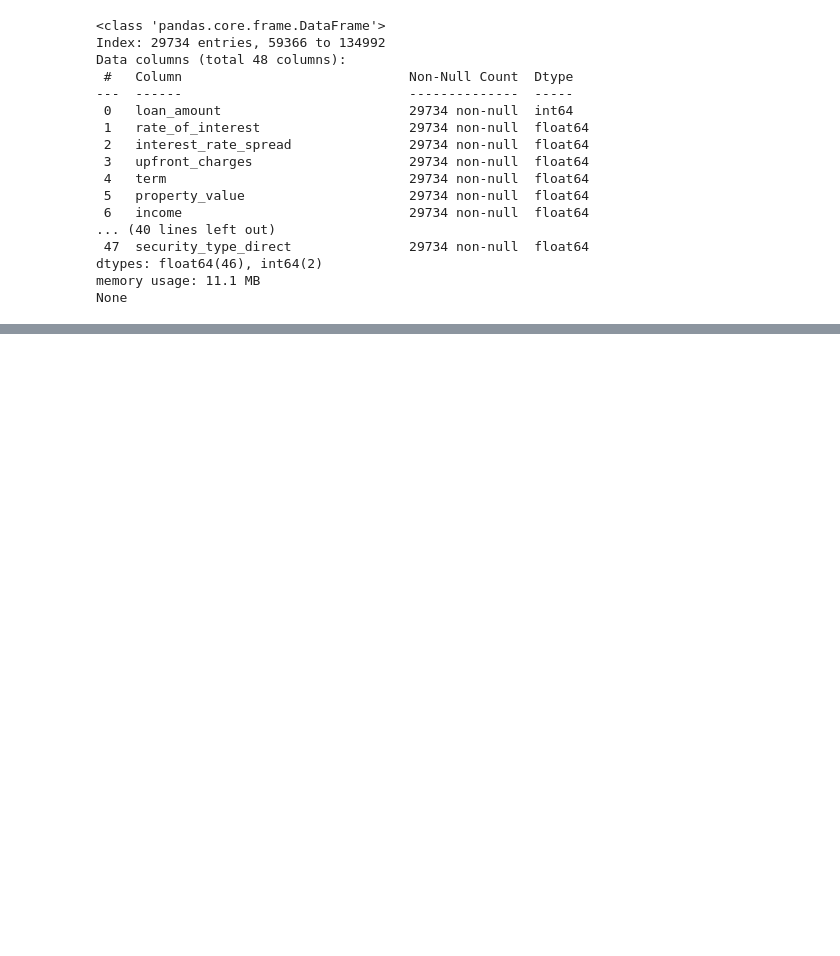
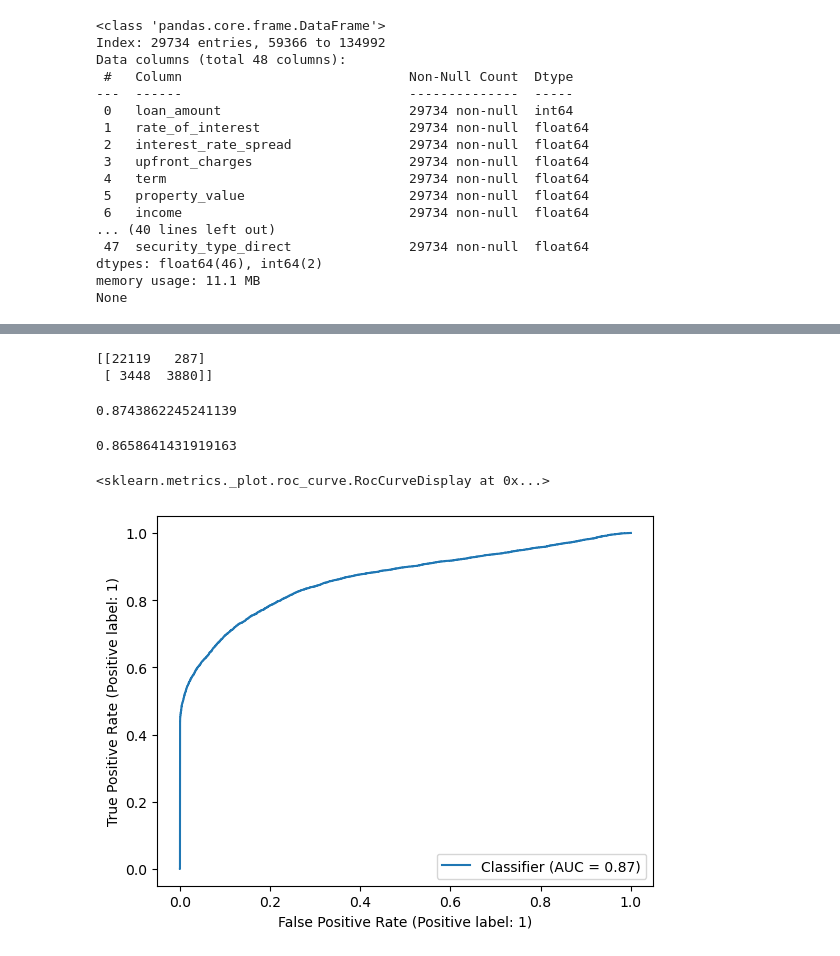
Before and after one commit to vaishnavi-nibh/loandefaultprediction, a Jupyter notebook: notebooks/02_model-development.ipynb, the cells around one changed output, grey strips where cells are left out. Drawn from its saved outputs; the diff is of its cells as text; code cells hidden in the pictures; blank space fills up the shorter version.

Commit message:
implemented logistic regression baseline model, analyzed precision-recall results

```diff
--- a/notebooks/02_model-development.ipynb
+++ b/notebooks/02_model-development.ipynb
@@ -593,0 +609,17 @@ After One-Hot Encoding, all the columns are of numerical data types. Looking at
+# %%
+#convert the numpy arrays to dataframes
+X_train_numeric_scaled = pd.DataFrame(
+    X_train_numeric_scaled,
+    columns=X_train_numeric.columns,
+    index=X_train_numeric.index
+)
+
+X_test_numeric_scaled = pd.DataFrame(
+    X_test_numeric_scaled,
+    columns=X_test_numeric.columns,
+    index=X_test_numeric.index
+)
+# %%
+X_train_scaled = pd.concat([X_train_numeric_scaled, X_train_encoded], axis=1)
+X_test_scaled = pd.concat([X_test_numeric_scaled, X_test_encoded], axis=1)
+#Defining the scaled train and test dataframes by concatenating the scaled numeric values to the one-hot encoded categorical columns
@@ -593,0 +679,15 @@ After One-Hot Encoding, all the columns are of numerical data types. Looking at
+# %%
+from sklearn.linear_model import LogisticRegression
+
+#Logistic Regression with l2 regularization (ridge regularization). Note this is also the default regularization for the sklearn logistic regression
+#Max_iter = 1000 because with many one-hot-encoded variables sometimes does not converge within 100 iterations
+logistic_model = LogisticRegression(
+    penalty="l2",
+    random_state=42,
+    max_iter=1000
+)
+# %%
+logistic_model.fit(X_train_scaled, y_train)
+
+y_pred = logistic_model.predict(X_test_scaled)
+y_prob = logistic_model.predict_proba(X_test_scaled)[:, 1] #probability of the positive class -- defaulted (status = 1)
@@ -593,0 +726,27 @@ After One-Hot Encoding, all the columns are of numerical data types. Looking at
+# %%
+from sklearn.metrics import confusion_matrix
+
+cm = confusion_matrix(y_test, y_pred)
+print(cm)
+# %% [output]
+[[22119   287]
+ [ 3448  3880]]
+# %%
+from sklearn.metrics import accuracy_score
+
+print(accuracy_score(y_test, y_pred))
+# %% [output]
+0.8743862245241139
+# %%
+from sklearn.metrics import roc_auc_score
+
+roc_auc_score(y_test, y_prob)
+# %% [output]
+0.8658641431919163
+# %%
+from sklearn.metrics import RocCurveDisplay
+
+RocCurveDisplay.from_predictions(y_test, y_prob)
+# %% [output]
+<sklearn.metrics._plot.roc_curve.RocCurveDisplay at 0x...>
+[figure, added]
```
Also changed, not shown: parts of 11 cells of this notebook.
